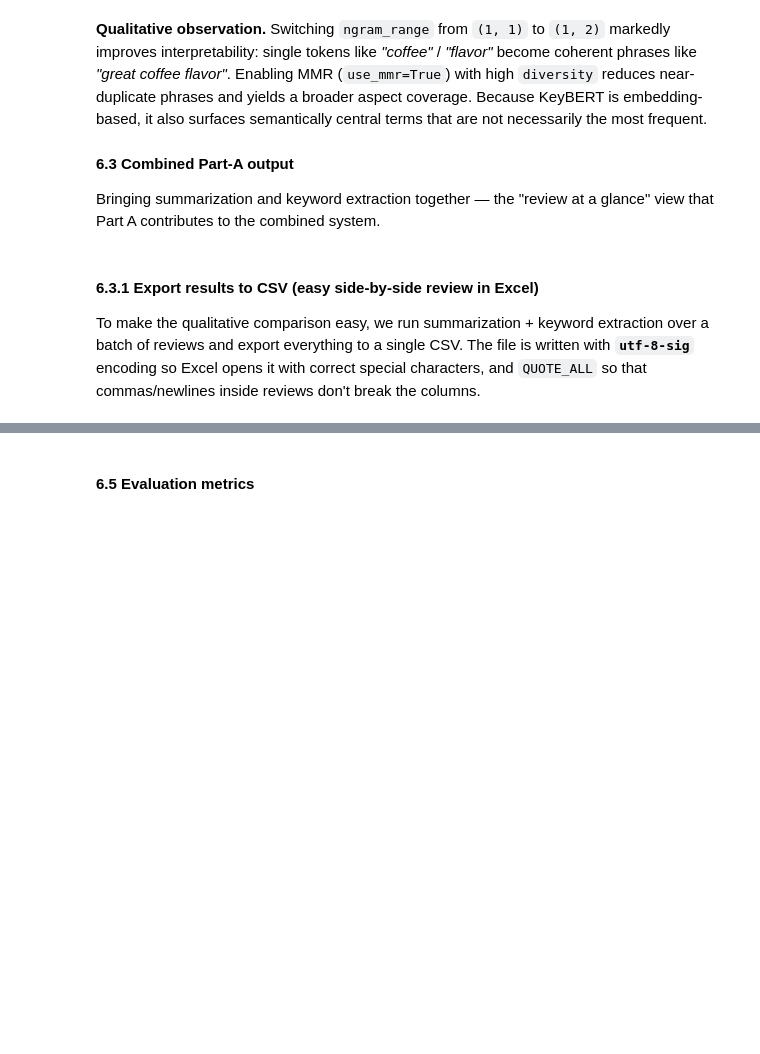
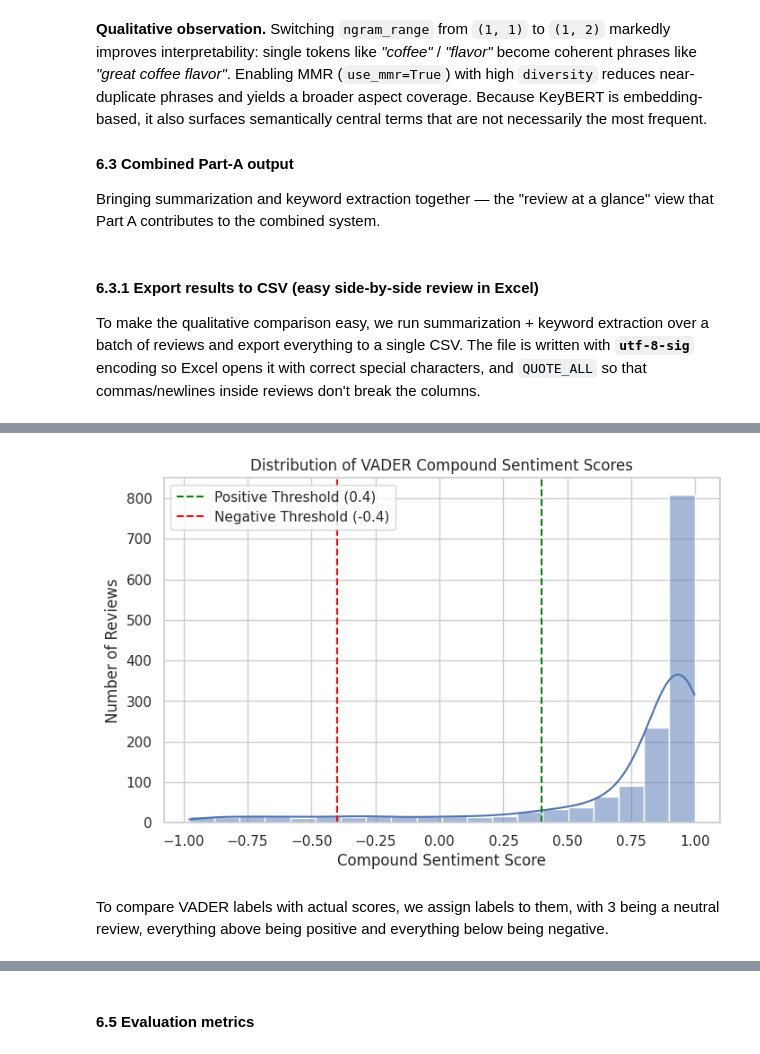
Before and after one commit to swladyk/AI-NLP, a Jupyter notebook: Projekt_NLP.ipynb, the cells around one changed output, grey strips where cells are left out. Drawn from its saved outputs; the diff is of its cells as text; code cells hidden in the pictures; blank space fills up the shorter version.

Commit message:
Added sentiment analysis sections

```diff
--- a/Projekt_NLP.ipynb
+++ b/Projekt_NLP.ipynb
@@ -520,0 +666,21 @@ print("Open it in Excel: columns are original_text | bart_summary | keywords for
+# %%
+# Compute sentiment scores and labels for the entire working sample, store in a new DataFrame
+
+sentiments = []
+
+for i, row in df_sample.iterrows():
+    text = row["Text"]
+    score = analyser.polarity_scores(text)
+    sentiment_score = score["compound"]
+    sentiment_label = get_sentiment(text)
+
+    sentiments.append({
+        "id": int(row.name),
+        "score": int(row["Score"]),
+        "sentiment_score": sentiment_score,
+        "sentiment_label": sentiment_label,
+    })
+    print(f"Processed {i + 1}/{len(df_sample)}")
+
+sentiments_df = pd.DataFrame(sentiments)
+sentiments_df.head()
@@ -521 +711,16 @@ print("Open it in Excel: columns are original_text | bart_summary | keywords for
+# %%
+# Plot histogram of VADER compound scores to see the overall sentiment distribution in the working sample.
+plt.figure(figsize=(8, 5))
+sns.histplot(sentiments_df["sentiment_score"], bins=20, kde=True, color="#4C72B0")
+plt.title("Distribution of VADER Compound Sentiment Scores")
+plt.xlabel("Compound Sentiment Score")
+plt.ylabel("Number of Reviews")
+plt.axvline(0.4, color="green", linestyle="--", label="Positive Threshold (0.4)")
+plt.axvline(-0.4, color="red", linestyle="--", label="Negative Threshold (-0.4)")
+plt.legend()
+plt.show()
+# %% [output]
+[figure, added]
+# %% [markdown]
+To compare VADER labels with actual scores, we assign labels to them, with 3 being a neutral review, everything above being positive and everything below being negative.
 # %%
```
Also changed, not shown: parts of 27 cells of this notebook, 2 other files.
